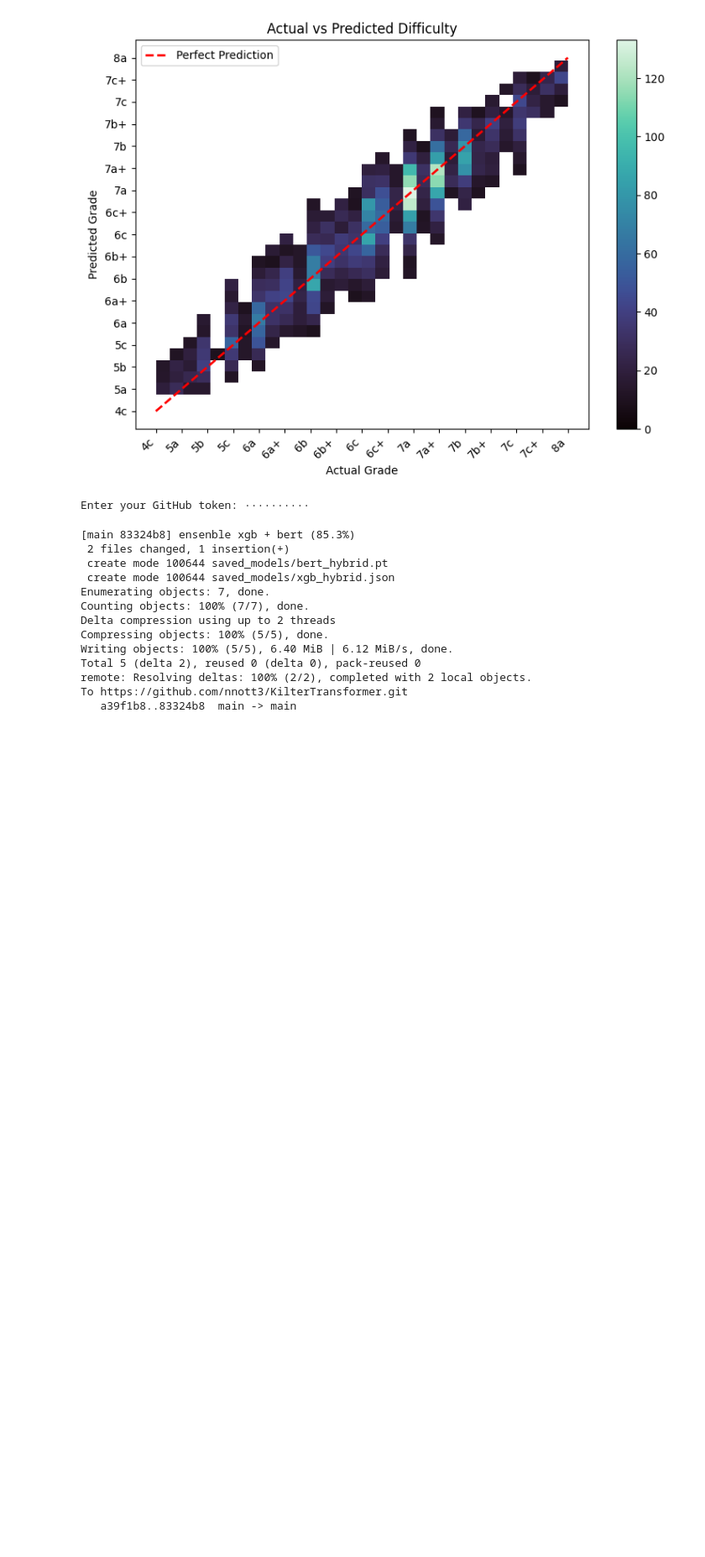
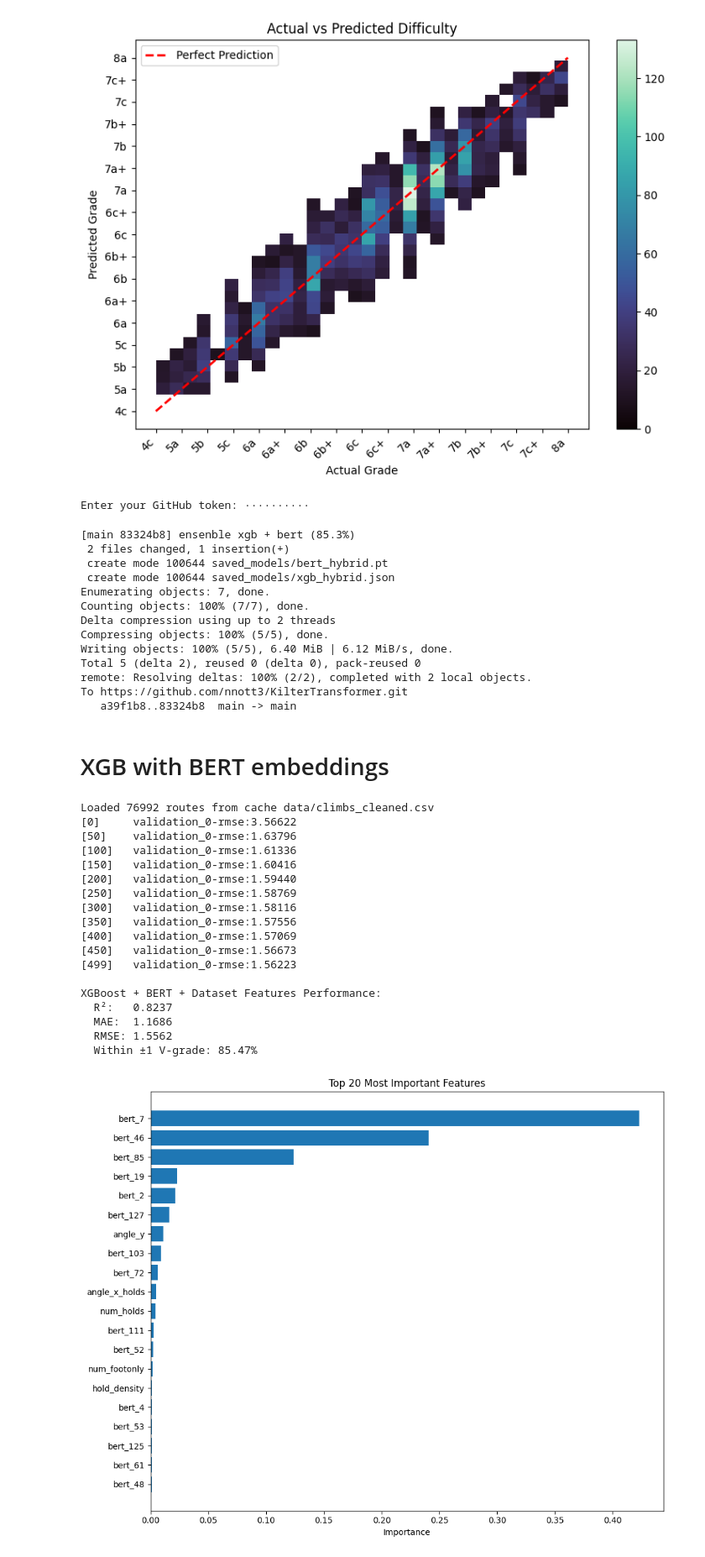
Before and after one commit to nnott3/KilterTransformer, a Jupyter notebook: bert_improved.ipynb, the cells around one changed output. Shown at 84% size. Saved outputs shown, nothing was run; the diff lists cells and outputs as text; code cells hidden in the pictures; blank space fills up the shorter version.

Commit message:
XGB with BERT embeddings (85.7%)

```diff
--- a/bert_improved.ipynb
+++ b/bert_improved.ipynb
@@ -763,3 +766,5 @@ Total 5 (delta 2), reused 0 (delta 0), pack-reused 0
 remote: Resolving deltas: 100% (2/2), completed with 2 local objects.
 To https://github.com/nnott3/KilterTransformer.git
    a39f1b8..83324b8  main -> main
+# %% [markdown]
+# XGB with BERT embeddings
@@ -765,0 +1119,46 @@ To https://github.com/nnott3/KilterTransformer.git
+# %%
+disable_progress_bars()
+
+dp = DataPreprocessing()
+climbs = dp.load_climbs()
+
+climbs = climbs.cast_column("v_grade", ClassLabel(num_classes=len(set(climbs["v_grade"]))))
+climbs = climbs.train_test_split(test_size=0.1, seed=42, stratify_by_column="v_grade")
+train_val = climbs['train'].train_test_split(test_size=0.15, seed=42, stratify_by_column="v_grade")
+
+train_ds, val_ds, test_ds = train_val['train'], train_val['test'], climbs['test']
+
+# Train
+model = XGBoostBERT(bert_hidden_dim=128)
+model.train(train_ds, val_ds, bert_model_path='bert_hybrid.pt')
+
+# Analyze
+model.analyze_feature_importance()
+
+# Evaluate
+y_test = np.array(test_ds['display_difficulty'])
+y_pred = model.predict(test_ds)
+
+evaluator = Evaluation()
+evaluator.get_scores(y_test, y_pred, "XGBoost + BERT + Dataset Features")
+evaluator.plot_predictions(y_test, y_pred)
+# %% [output]
+Loaded 76992 routes from cache data/climbs_cleaned.csv
+[0]     validation_0-rmse:3.56622
+[50]    validation_0-rmse:1.63796
+[100]   validation_0-rmse:1.61336
+[150]   validation_0-rmse:1.60416
+[200]   validation_0-rmse:1.59440
+[250]   validation_0-rmse:1.58769
+[300]   validation_0-rmse:1.58116
+[350]   validation_0-rmse:1.57556
+[400]   validation_0-rmse:1.57069
+[450]   validation_0-rmse:1.56673
+[499]   validation_0-rmse:1.56223
+
+XGBoost + BERT + Dataset Features Performance:
+  R²:   0.8237
+  MAE:  1.1686
+  RMSE: 1.5562
+  Within ±1 V-grade: 85.47%
+[figure, added]
```
Also changed, not shown: parts of 7 cells of this notebook.
